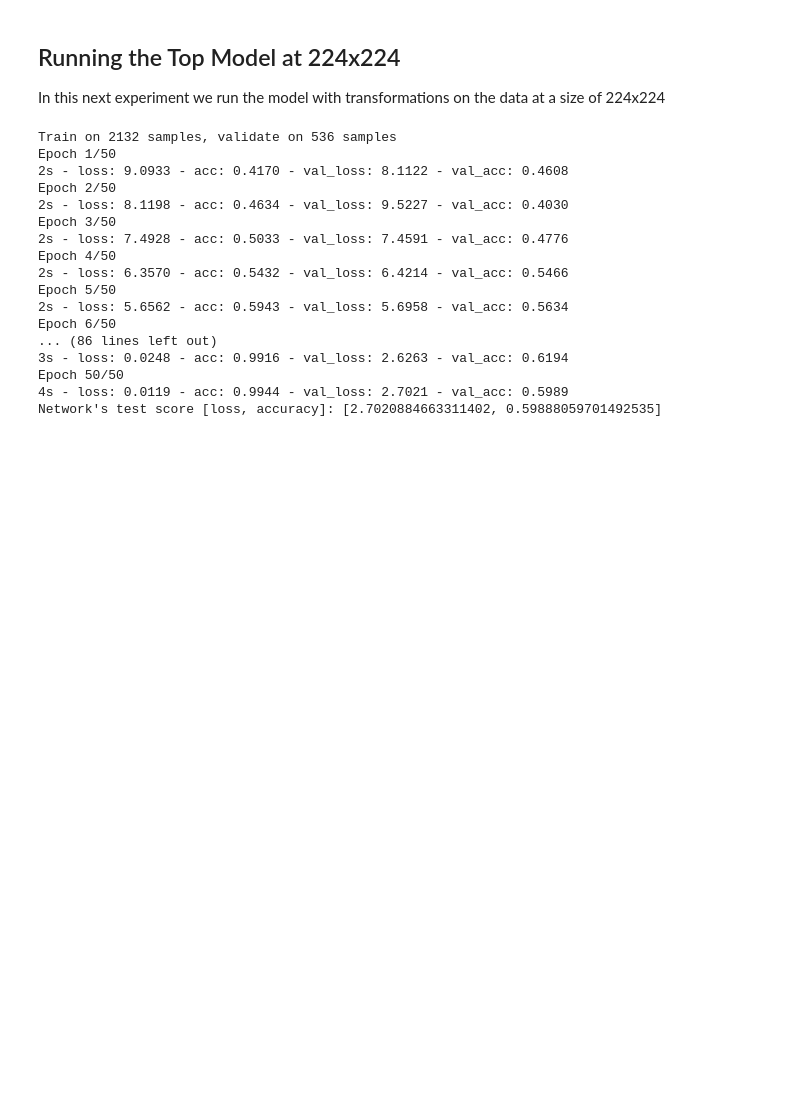
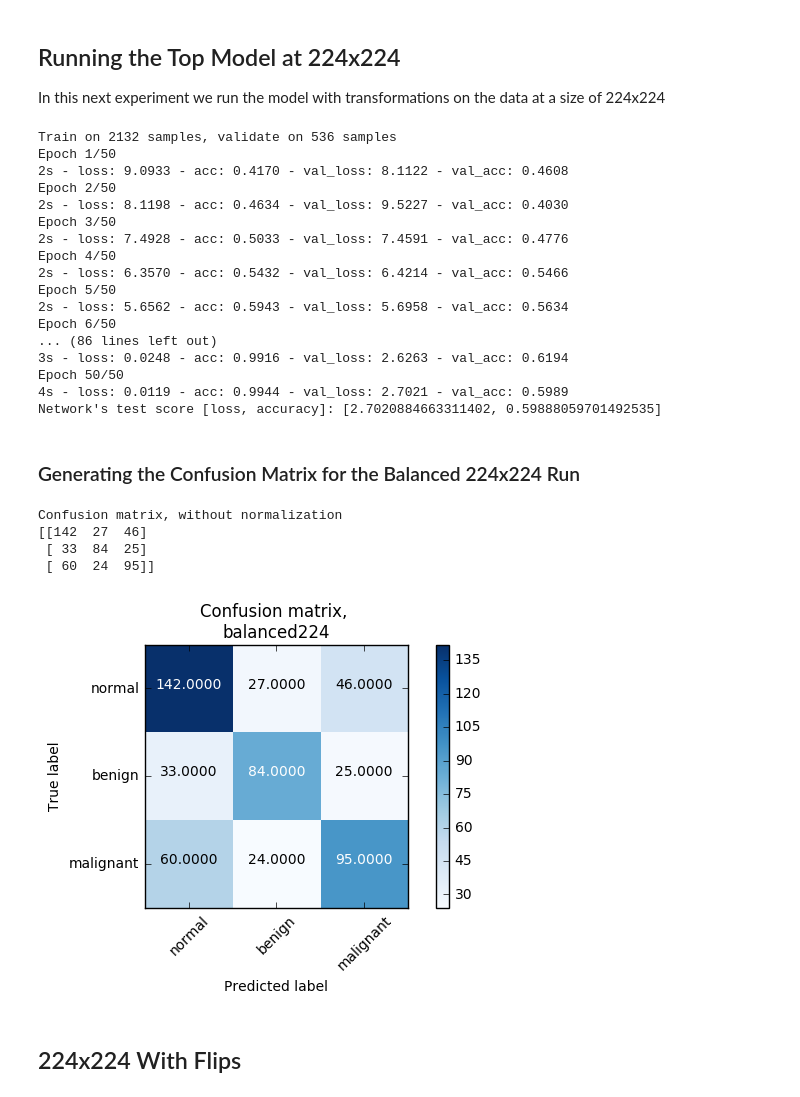
Before and after one commit to jnarhan/Breast_Cancer, a Jupyter notebook: src/models/VGG16_BC_Model.ipynb, the cells around one changed output. Saved outputs shown, nothing was run; the diff lists cells and outputs as text; code cells hidden in the pictures; blank space fills up the shorter version.

```diff
--- a/src/models/VGG16_BC_Model.ipynb
+++ b/src/models/VGG16_BC_Model.ipynb
@@ -347,3 +446,20 @@ Epoch 6/50
 Epoch 50/50
 4s - loss: 0.0119 - acc: 0.9944 - val_loss: 2.7021 - val_acc: 0.5989
 Network's test score [loss, accuracy]: [2.7020884663311402, 0.59888059701492535]
+# %% [markdown]
+### Generating the Confusion Matrix for the Balanced 224x224 Run
+# %%
+feats_loc = '224_test_val/bottleneck_features_test.npy'
+feats_labs = '224_test_val/labels_test.npy'
+weight = 'balanced224/top_weights_224.h5'
+saveFile = 'balanced224'
+# %%
+cf_Matrix(data=feats_loc, label=feats_labs, weights=weight, path=modelPath, save=saveFile)
+# %% [output]
+Confusion matrix, without normalization
+[[142  27  46]
+ [ 33  84  25]
+ [ 60  24  95]]
+[figure, added]
+# %% [markdown]
+## 224x224 With Flips
```
Also changed, not shown: parts of 31 cells of this notebook.
